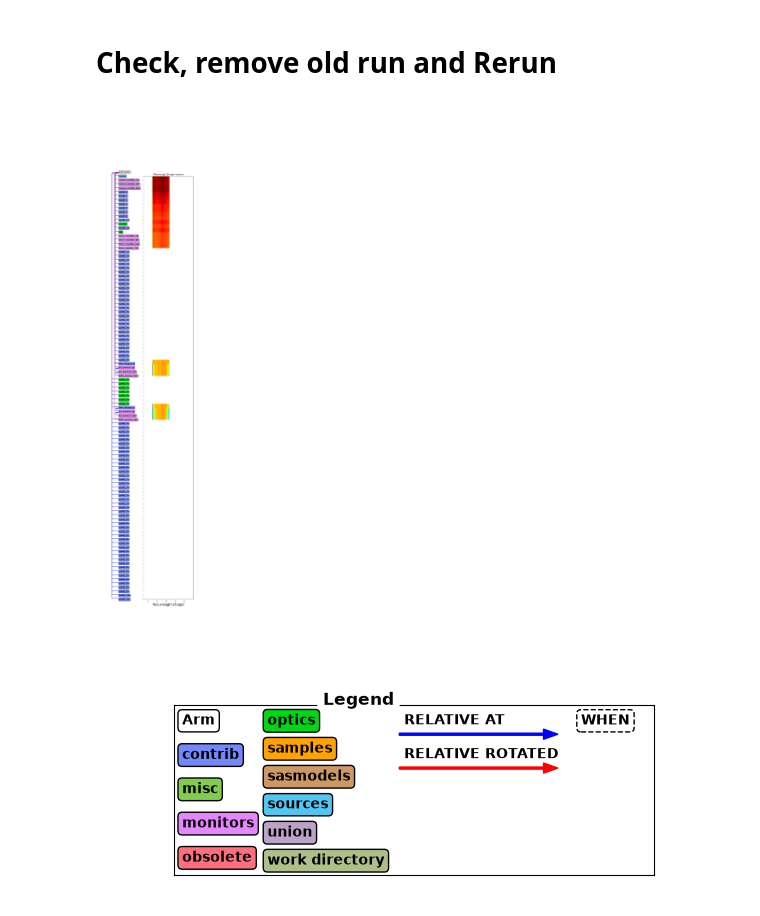
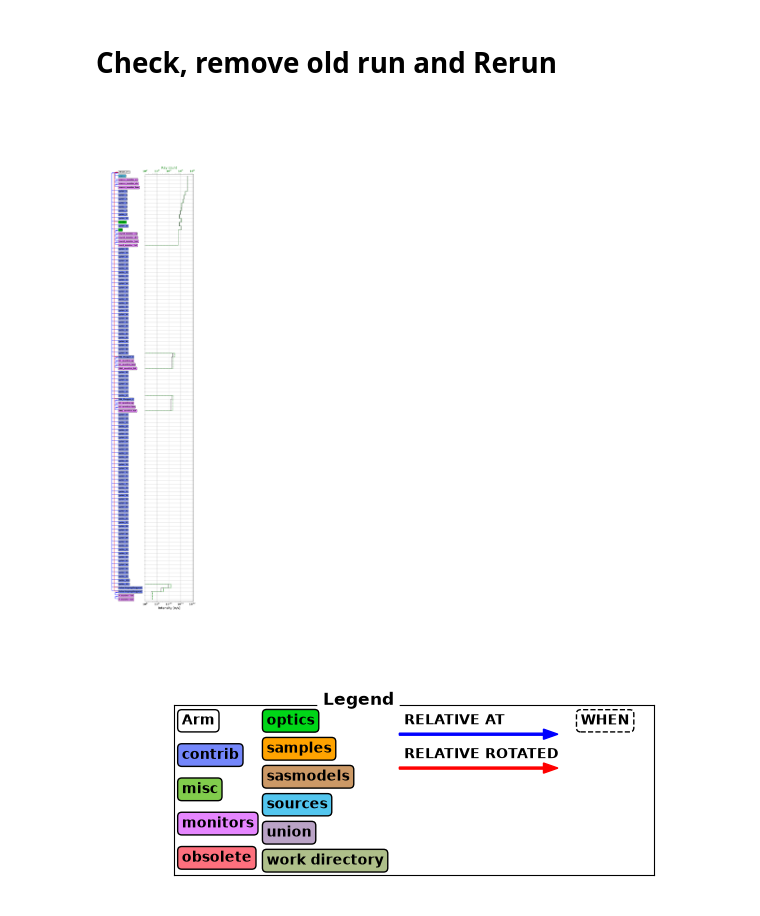
Before and after one commit to bingli621/md_norm, a Jupyter notebook: instrument/trex.ipynb, the cells around one changed output. Saved outputs shown, nothing was run; the diff lists cells and outputs as text; code cells hidden in the pictures.

Commit message:
WIP McStas Script group disk choppers

```diff
--- a/instrument/trex.ipynb
+++ b/instrument/trex.ipynb
@@ -227,7 +282,7 @@ source_monitor_xy.set_comment(
 
 # --------------------------------------------------------
 source_monitor_div = trex.add_component(
-    "source_monitor_div", "Monitor_nD", AT=[-0.002, 0, 1.8954]
+    "source_monitor_div", "Monitor_nD", AT=[0, 0, 1e-4], RELATIVE="PREVIOUS"
 )
 source_monitor_div.set_parameters(
     xwidth=0.09, yheight=0.03, restore_neutron=1, filename='"source_monitor_div.dat"'
@@ -237,7 +292,7 @@ source_monitor_div.options = (
 )
 # --------------------------------------------------------
 source_monitor_lam = trex.add_component(
-    "source_monitor_lam", "Monitor_nD", AT=[-0.002, 0, 1.8955]
+    "source_monitor_lam", "Monitor_nD", AT=[0, 0, 1e-4], RELATIVE="PREVIOUS"
 )
 source_monitor_lam.set_parameters(
     xwidth=0.09, yheight=0.03, restore_neutron=1, filename='"source_monitor_lam.dat"'
@@ -469,3 +570,38 @@ for i in range(57, 102):
+# %%
+PulseShapingChopper2 = trex.add_component(
+    "PulseShapingChopper2",
+    "MultiDiskChopper",
+    AT=[0.41159673083080733, 0.0, 108.055],
+    ROTATED=[0, 0.430122381481144, 0],
+)
+
+PulseShapingChopper2.set_parameters(
+    slit_center="theta_pos_P2",
+    slit_width="theta_width_P2",
+    radius="radius_P2",
+    delta_y="delta_y_P2",
+    nu="f_P2",
+    delay="delay_P2",
+    nslits="nslits_P2",
+)
+# %%
+P_monitor_ToF = trex.add_component(
+    "P_monitor_ToF", "Monitor_nD", AT=[0, 0, 1e-4], RELATIVE="PREVIOUS"
+)
+P_monitor_ToF.set_parameters(
+    xwidth=0.06, yheight=0.084, restore_neutron=1, filename='"P_monitor_tof.dat"'
+)
+P_monitor_ToF.options = '"t limits [0.04:0.100] bins = 20000"'
+# TODO options=setBW1,
+# --------------------------------------------------------
+P_monitor_lam = trex.add_component(
+    "P_monitor_lam", "Monitor_nD", AT=[0, 0, 1e-4], RELATIVE="PREVIOUS"
+)
+P_monitor_lam.set_parameters(
+    xwidth=0.06, yheight=0.085, restore_neutron=1, filename='"P_monitor_lam.dat"'
+)
+P_monitor_lam.options = '"lambda limits [0.5:10.0] bins = 130"'
+# --------------------------------------------------------
 # %% [markdown]
 # Check, remove old run and Rerun
 # %%
@@ -478,9 +614,10 @@ except Exception as e:
 # import shutil
 # shutil.rmtree(os.path.join(os.getcwd(), trex.output_path))
 # %%
-trex.show_diagram(variable="l", limits=[0.5, 6])
+# trex.show_diagram(variable="l", limits=[0.8, 3.5])
+trex.show_diagram(analysis=True)
 # %% [output]
-[figure, old version]
+[figure, new version]
 [figure]
 # %%
 trex.settings(ncount=1e8)  # mpi="auto")
```
Also changed, not shown: parts of 12 cells of this notebook, 2 other files.
